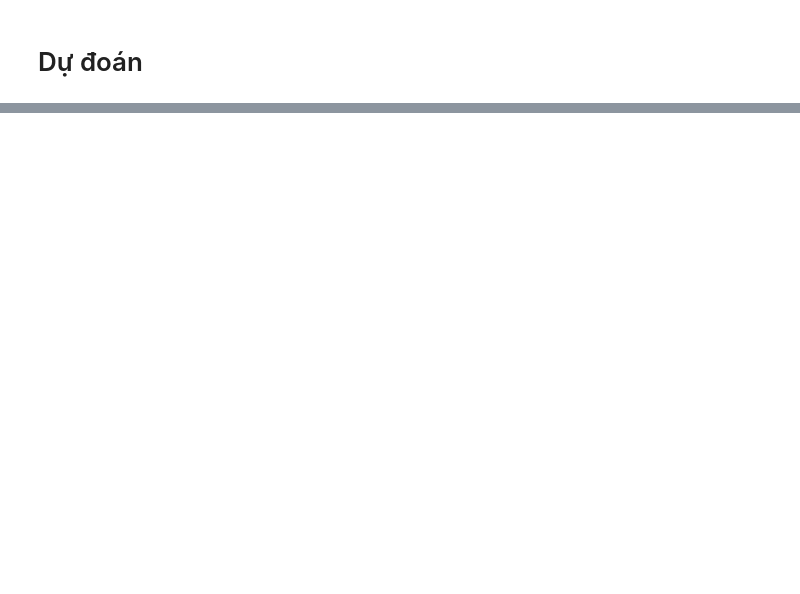
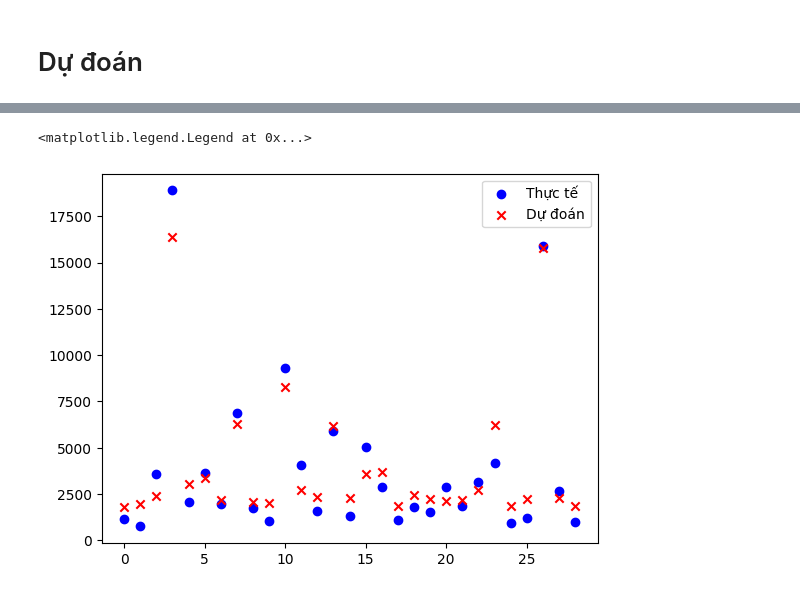
Before and after one commit to dphieu/final_project_python, a Jupyter notebook: Analyze_Data.ipynb, the cells around one changed output, grey strips where cells are left out. Drawn from its saved outputs; the diff is of its cells as text; code cells hidden in the pictures; blank space fills up the shorter version.

```diff
--- a/Analyze_Data.ipynb
+++ b/Analyze_Data.ipynb
@@ -609,0 +621,7 @@ Mean Squared Error: 292113.6076698097
+# %%
+plt.scatter(x = range(0, len(y_pred_best)), y=y_best, color='blue', marker='o')
+plt.scatter(x = range(0, len(y_pred_best)), y=y_pred_best, color='red', marker='x')
+plt.legend(['Thực tế', 'Dự đoán'])
+# %% [output]
+<matplotlib.legend.Legend at 0x...>
+[figure, added]
```
Also changed, not shown: parts of 3 cells of this notebook.
